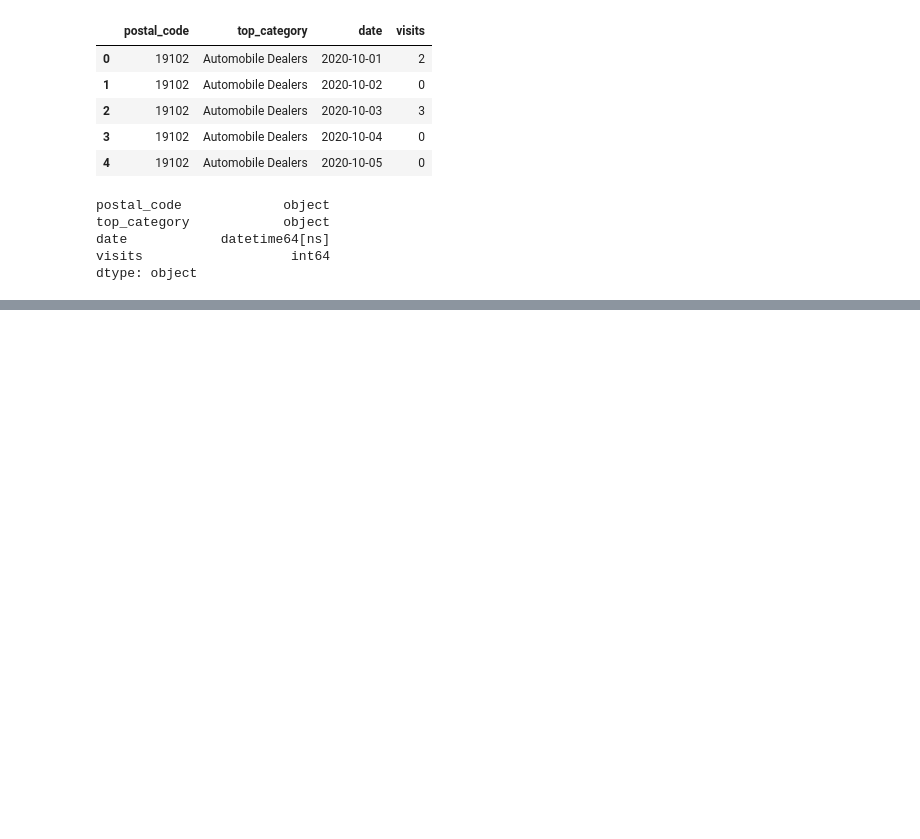
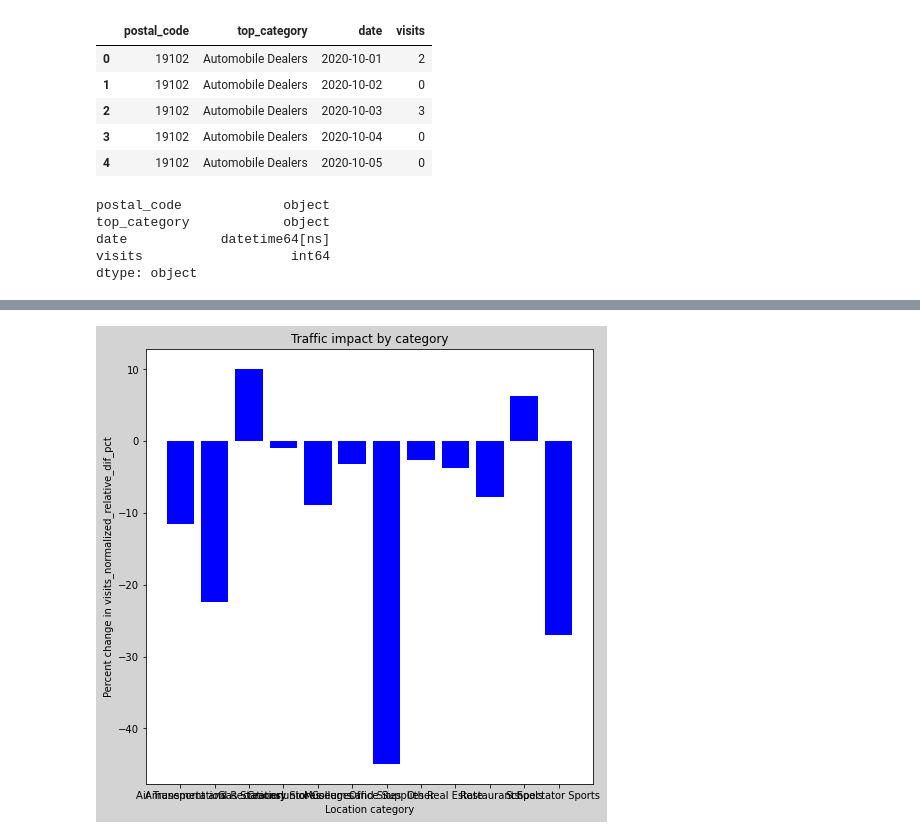
Before and after one commit to hkronenb/HK_DATS_Practicum, a Jupyter notebook: notebooks/Monthly traffic by Industry.ipynb, the cells around one changed output, grey strips where cells are left out. Cells and saved outputs as stored; diff of their text form; code cells hidden in the pictures; blank space fills up the shorter version.

```diff
--- a/notebooks/Monthly traffic by Industry.ipynb
+++ b/notebooks/Monthly traffic by Industry.ipynb
@@ -199,0 +211,27 @@ Index(['postal_code', 'safegraph_place_id', 'date_range_start',
+# %%
+traffic_by_month['visits_normalized'] = traffic_by_month['visits']/traffic_by_month['total_devices_seen']
+# %%
+# Due to long-term changes in the panel (e.g. more devices being tracked over time),
+# we might want to look at visits relative to January of the same year.
+traffic_by_month = traffic_by_month.merge(traffic_by_month[traffic_by_month['month'] == 1],  on = ['year','Category'], suffixes = ("","_jan"))
+traffic_by_month['visits_relative'] = traffic_by_month['visits']/traffic_by_month['visits']
+traffic_by_month['visits_normalized_relative'] = traffic_by_month['visits_normalized']/traffic_by_month['visits_normalized_jan']
+traffic_by_month = traffic_by_month.drop(
+    columns = [col for col in traffic_by_month.columns if col.endswith('_jan')]
+)
+# %%
+# ultimately we want to compare 2020 to 2019 to get at the impact of COVID-19
+traffic_by_month = traffic_by_month[traffic_by_month['year'] == 2020].merge(
+    traffic_by_month[traffic_by_month['year'] == 2019],
+    on = ['month','Category'],
+    suffixes = ("_2020","_2019"))
+traffic_by_month = traffic_by_month.drop(columns = ['year_2020','year_2019'])
+# %%
+# Because the normalized or relative visit counts are hard to interpret,
+# we will plot percent differences instead of absolute differences.
+metrics = ['visits', 'visits_normalized', 'visits_relative', 'visits_normalized_relative']
+for metric in metrics:
+    plot_col = metric + '_dif'
+    traffic_by_month[plot_col] = traffic_by_month[metric+'_2020'] - traffic_by_month[metric + '_2019']
+    plot_col = plot_col + '_pct'
+    traffic_by_month[plot_col] = (100*traffic_by_month[metric+'_dif'])/traffic_by_month[metric + '_2019']
@@ -199,0 +295,9 @@ Index(['postal_code', 'safegraph_place_id', 'date_range_start',
+# %%
+app = Change_visits(name = "")
+title = '### Impact on foot traffic'
+traffic_panel = pn.Column(
+    pn.Row(
+        pn.Column(title, app.make_subtitle, pn.Param(app.param))
+    ), app.make_plot )
+# %% [output]
+[figure, added]
```
Also changed, not shown: parts of 30 cells of this notebook, 9 other files.
